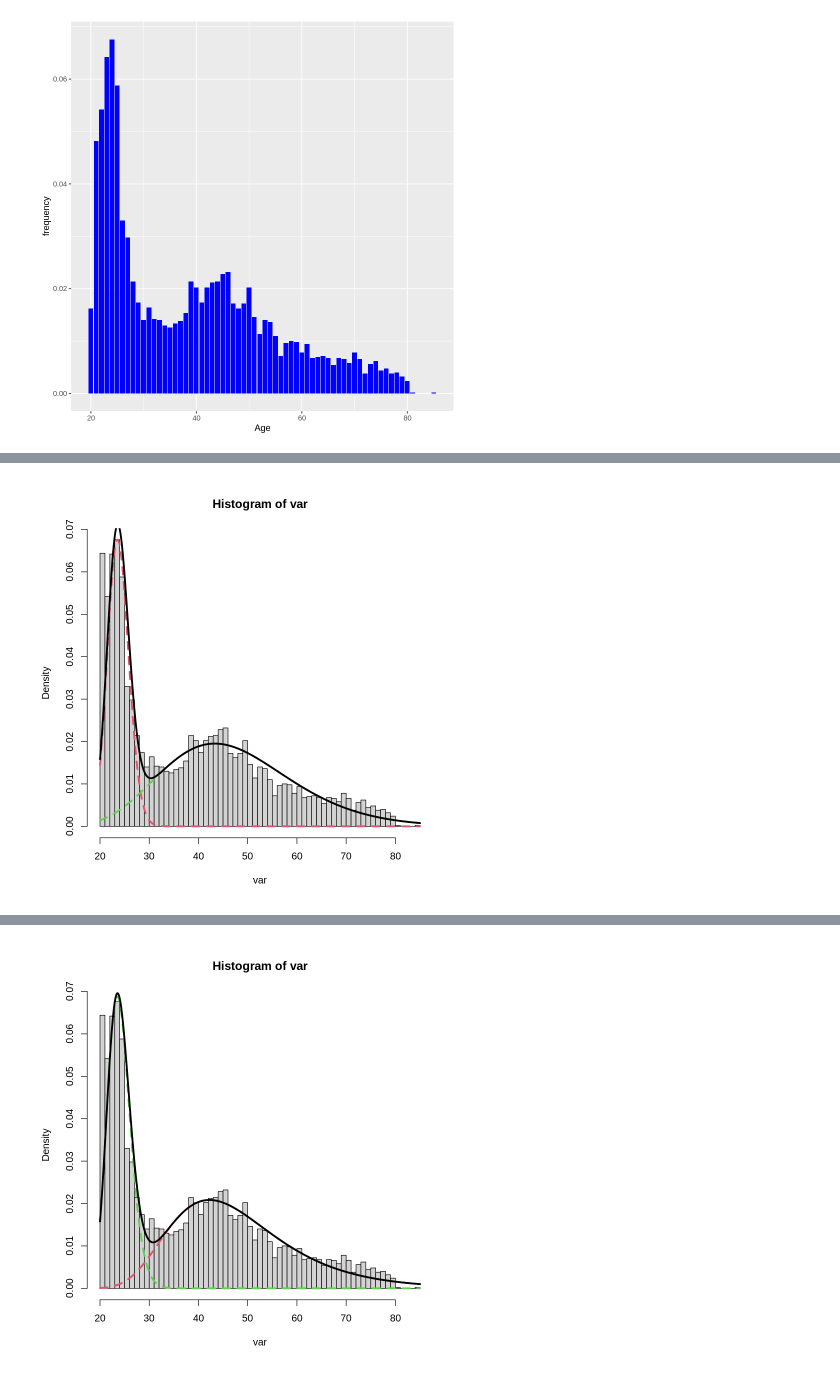
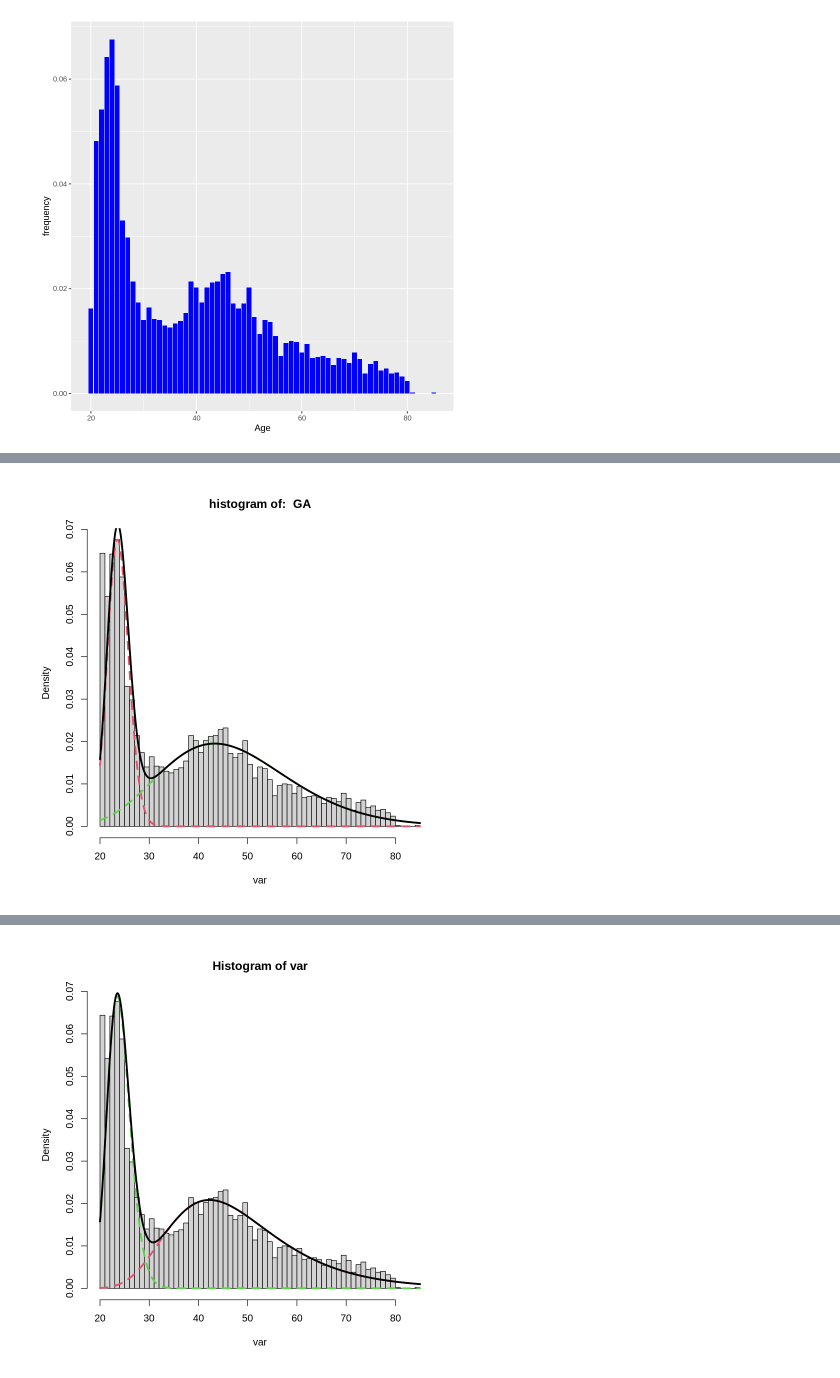
Before and after one commit to biagio-incardona/biagio-incardona.github.io, a Jupyter notebook: Report_Incardona_Biagio.ipynb, the cells around one changed output, grey strips where cells are left out. Drawn from its saved outputs; the diff is of its cells as text; code cells hidden in the pictures.

```diff
--- a/Report_Incardona_Biagio.ipynb
+++ b/Report_Incardona_Biagio.ipynb
@@ -371,29 +451,0 @@ We can also see another peak in the plot, at the age interval $40-50$. This may
-# %%
-#c(GA, BE, EXP, IGAMMA, IG, JSU, GG, GU, LO, LOGNO, WEI)
-#fit.GA <- gamlssMXfits(n=5,Age~1,data = insurance.data, family=GA, K=2)
-#fit.BE <- gamlssMXfits(n=5,Age~1,data = insurance.data, family=BE, K=2)
-#fit.EXP <- gamlssMXfits(n=5,Age~1,data = insurance.data, family=EXP, K=2)
-fit.EXP
-fit.IGAMMA
-fit.IG
-#fit.JSU
-#fit.GG
-#fit.GU
-#fit.LO
-#fit.LOGNO
-#fit.WEI
-#fit.IGAMMA <- gamlssMXfits(n=5,Age~1,data = insurance.data, family=IGAMMA, K=2)
-#fit.IG <- gamlssMXfits(n=5,Age~1,data = insurance.data, family=IG, K=2)
-#fit.JSU <- gamlssMXfits(n=5,Age~1,data = insurance.data, family=JSU, K=2)
-fit.GG <- gamlssMXfits(n=5,Age~1,data = insurance.data, family=GG, K=2)
-fit.GU <- gamlssMXfits(n=5,Age~1,data = insurance.data, family=GU, K=2)
-fit.LO <- gamlssMXfits(n=5,Age~1,data = insurance.data, family=LO, K=2)
-fit.LOGNO <- gamlssMXfits(n=5,Age~1,data = insurance.data, family=LOGNO, K=2)
-fit.WEI <- gamlssMXfits(n=5,Age~1,data = insurance.data, family=WEI, K=2)
-#fit <- gamlssMXfits(n=5,Age~1,data = insurance.data, family=GA, K=2)
-#mu.hats <- get.mu.hats(fit, K=2)
-#sigma.hats <- get.sigma.hats(fit, K=2)
-#plot.gamlss(insurance.data$Age, fit, 2, mu.hats, sigma.hats)
-#print(mu.hats)
-#print(sigma.hats)
-#fit[["models"]][[1]][["sigma.link"]]
@@ -471,10 +452,10 @@ model= 2
 # %%
 #c(GA, BE, EXP, IGAMMA, IG, JSU, GG, GU, LO, LOGNO, WEI)
-# JSU no
+#fit.GA <- gamlssMXfits(n=5,Age~1,data = insurance.data, family=GA, K=2)
+
 mu <- get.mu.hats(fit.GA, 2)
 sigma <- get.sigma.hats(fit.GA, 2)
-#nu <- get.nu.hats(fit, 2)
-#tau <- get.tau.hats(fit,2)
-plot.gamlss(var = insurance.data$Age, family = "GA", fit = fit.GA, K = 2, mu.hats = mu, sigma.hats = sigma)
+
+plot.gamlss(insurance.data$Age, "GA", fit.GA, 2, mu, sigma)
 # %% [output]
-[figure, old version]
+[figure, new version]
```
Also changed, not shown: parts of 16 cells of this notebook.
